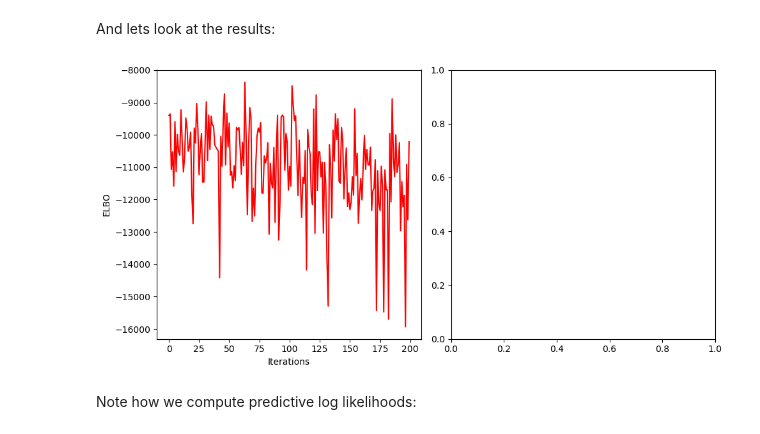
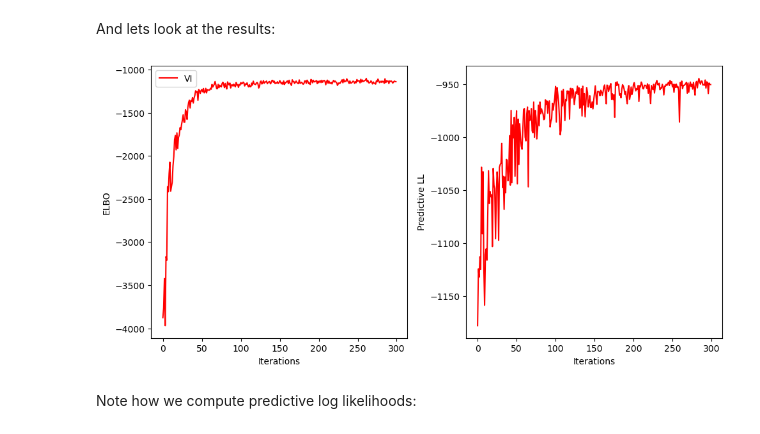
Before and after one commit to alan-ppl/alan, a Jupyter notebook: docs/source/introduction_to_alan.ipynb, the cells around one changed output. Saved outputs shown, nothing was run; the diff lists cells and outputs as text; code cells hidden in the pictures.

```diff
--- a/docs/source/introduction_to_alan.ipynb
+++ b/docs/source/introduction_to_alan.ipynb
@@ -192,7 +155,7 @@ for i in range(1000):
     opt.zero_grad()
     sample = problem.sample(K=K)
     elbo = sample.elbo_vi(computation_strategy=computation_strategy)
-    elbo.backward()
+    (-elbo).backward()
     opt.step()
 
     if 0 == i%200:
@@ -248,5 +177,5 @@ To perform Massively Parallel Reweighted Wake-Sleep in Alan we can do the follow
 # %%
-rws_Q_opt = t.optim.Adam(problem.Q.parameters(), lr=0.01, maximize=False)
+rws_Q_opt = t.optim.Adam(problem.Q.parameters(), lr=0.01, maximize=True)
 
 K=20
 print("K={}".format(K))
@@ -254,7 +183,7 @@ for i in range(1000):
     rws_Q_opt.zero_grad()
     sample = problem.sample(K=K)
     rws = sample.elbo_rws(computation_strategy=computation_strategy)
-    rws.backward()
+    (-rws).backward()
     rws_Q_opt.step()
 
     if 0 == i%200:
@@ -291,8 +220,8 @@ $$
 
 First we get our data, the data must be appropriately named according to the plate names in the model:
 # %%
-M=450
-N=20
+M=300
+N=5
 
 sizes = {'Users':M, 'Films':N}
 d_z = 18
@@ -352,19 +274,27 @@ Now we can run inference:
 prob = Problem(P, Q, data)
 prob.to(device)
 
-elbos = []
-opt = t.optim.Adam(prob.Q.parameters(), lr=1e-3)
+elbos_vi = []
+pred_lls_vi = []
+opt = t.optim.Adam(prob.Q.parameters(), lr=0.1)
 
-K=10
+K=5
 print("K={}".format(K))
-for i in range(200):
+for i in range(300):
     opt.zero_grad()
     sample = prob.sample(K=K)
     elbo = sample.elbo_vi(computation_strategy=computation_strategy)
-    elbo.backward()
+    (-elbo).backward()
     opt.step()
 
-    elbos.append(elbo.item())
-    if 0 == i%200:
+    elbos_vi.append(elbo.item())
+
+
+    importance_sample = sample.importance_sample(N=100)
+    extended_importance_sample = importance_sample.extend({'Users':M, 'Films':N*2}, all_covariates)
+    ll = extended_importance_sample.predictive_ll(all_data)
+    pred_lls_vi.append(ll['obs'].item())
+
+    if 0 == i%30:
         print(elbo.item())
 # %% [output]
@@ -375,18 +314,19 @@ And lets look at the results:
 # %%
 #plotting elbos and predictive lls in a single figure
 
 fig, ax = plt.subplots(1,2, figsize=(10,5))
-ax[0].plot(elbos, c='red')
+ax[0].plot(elbos_vi, c='red', label='VI')
 ax[0].set_xlabel('Iterations')
 ax[0].set_ylabel('ELBO')
 
-# ax[1].plot(pred_lls)
-# ax[1].set_xlabel('Iterations')
-# ax[1].set_ylabel('Predictive LL')
+ax[1].plot(pred_lls_vi, c='red')
+ax[1].set_xlabel('Iterations')
+ax[1].set_ylabel('Predictive LL')
 
+ax[0].legend()
 plt.tight_layout()
 plt.show()
 # %% [output]
-[figure, old version]
+[figure, new version]
 # %% [markdown]
 Note how we compute predictive log likelihoods:
```
Also changed, not shown: parts of 28 cells of this notebook, 8 other files.
